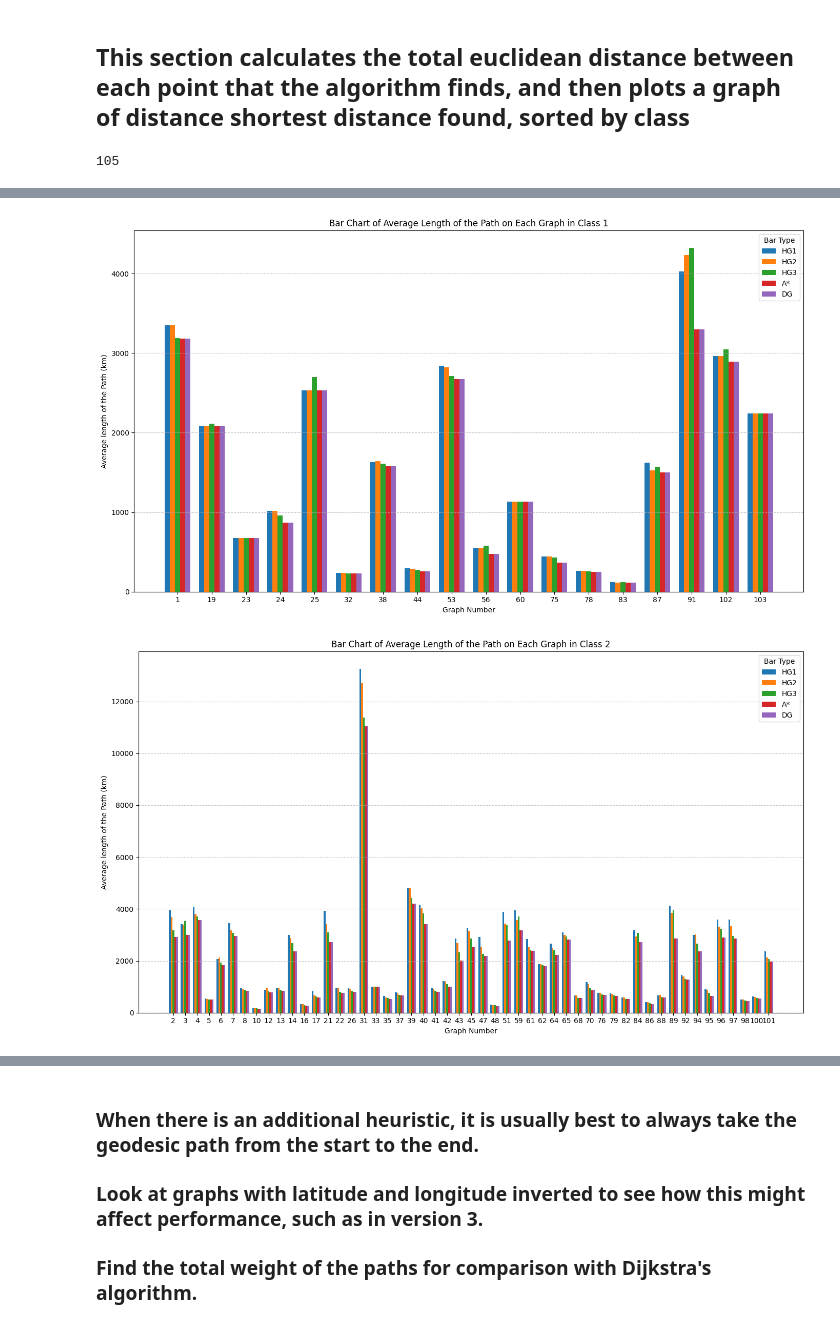
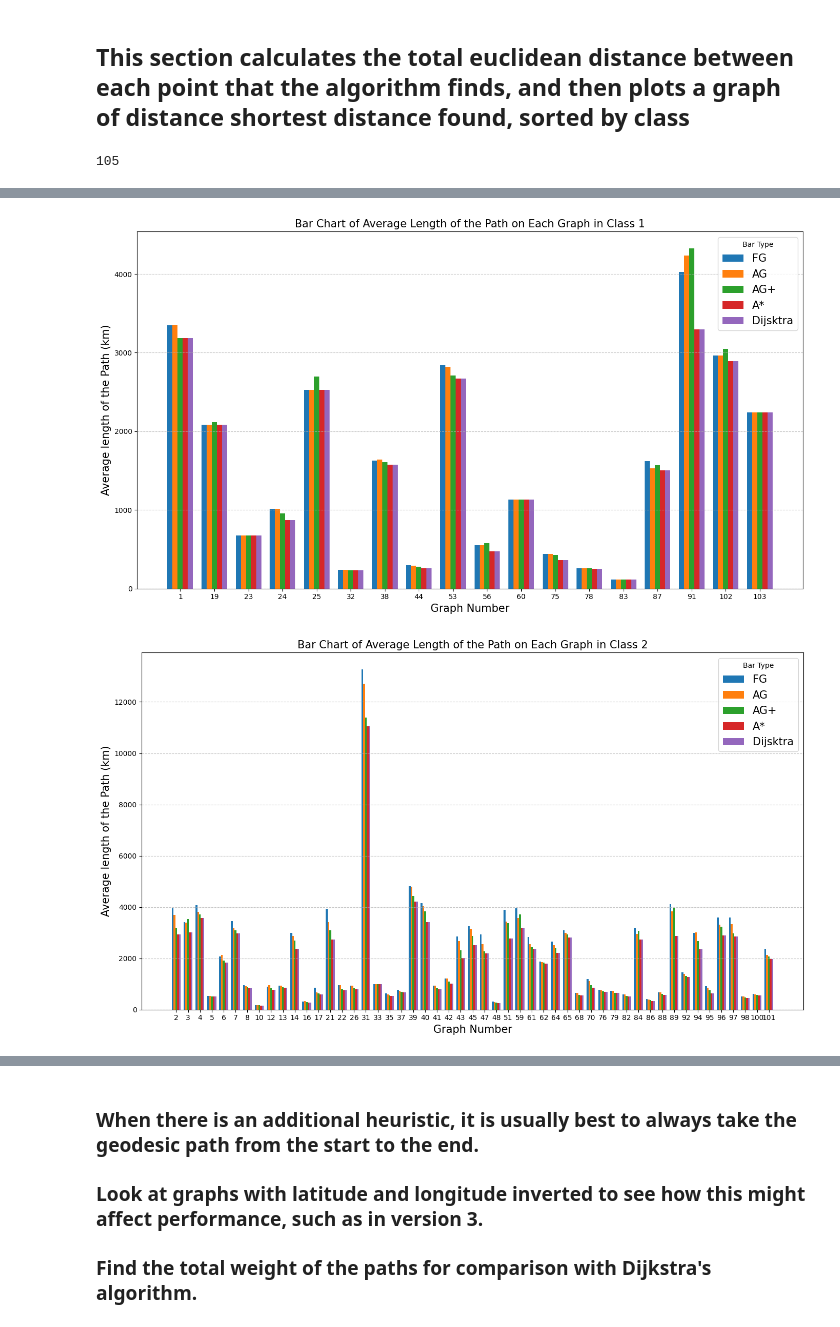
Before and after one commit to dylanljs04/human-gazed-algo, a Jupyter notebook: new_main.ipynb, the cells around one changed output, grey strips where cells are left out. Cells and saved outputs as stored; diff of their text form; code cells hidden in the pictures.

```diff
--- a/new_main.ipynb
+++ b/new_main.ipynb
@@ -33,7 +33,7 @@ import matplotlib.pyplot as plt
 import re
 import math
 # %%
-folder_path = "real_topologies"
+folder_path = "test_topologies"
 real_top = [file for file in os.listdir(folder_path) if file.endswith(".xlsx")]
 df_nodes = []
 df_edges = []
@@ -1040,7 +1123,7 @@ bar_width = 0.15  # Width of each bar
 num_bars = 5  # Number of bars per group
 
 # Define custom labels for the legend
-labels = ['HG1', 'HG2', 'HG3', 'A*', "DG"]
+labels = ['FG', 'AG', 'AG+', 'A*', "Dijsktra"]
 
 # Plot each of the 4 bars for all keys
 for i in range(num_bars):
@@ -1053,10 +1136,10 @@ ax.set_xticks(x + bar_width * (num_bars - 1) / 2)
 ax.set_xticklabels(keys)
 
 # Add labels, title, and legend
-plt.xlabel('Graph Number')
-plt.ylabel('Average length of the Path (km)')
-plt.title('Bar Chart of Average Length of the Path on Each Graph in Class 0')
-plt.legend(title="Bar Type")
+plt.xlabel('Graph Number', fontsize=15)
+plt.ylabel('Average length of the Path (km)', fontsize=15)
+plt.title('Bar Chart of Average Length of the Path on Each Graph in Class 0', fontsize=15)
+plt.legend(title="Bar Type", fontsize=15)
 plt.grid(axis='y', linestyle='--', alpha=0.7)
 
 # Show the plot
@@ -1078,7 +1161,7 @@ bar_width = 0.15  # Width of each bar
 num_bars = 5  # Number of bars per group
 
 # Define custom labels for the legend
-labels = ['HG1', 'HG2', 'HG3', 'A*', "DG"]
+labels = ['FG', 'AG', 'AG+', 'A*', "Dijsktra"]
 
 # Plot each of the 4 bars for all keys
 for i in range(num_bars):
@@ -1091,10 +1174,10 @@ ax.set_xticks(x + bar_width * (num_bars - 1) / 2)
 ax.set_xticklabels(keys)
 
 # Add labels, title, and legend
-plt.xlabel('Graph Number')
-plt.ylabel('Average length of the Path (km)')
-plt.title('Bar Chart of Average Length of the Path on Each Graph in Class 1')
-plt.legend(title="Bar Type")
+plt.xlabel('Graph Number', fontsize=15)
+plt.ylabel('Average length of the Path (km)', fontsize=15)
+plt.title('Bar Chart of Average Length of the Path on Each Graph in Class 1', fontsize=15)
+plt.legend(title="Bar Type", fontsize=15)
 plt.grid(axis='y', linestyle='--', alpha=0.7)
 
 # Show the plot
@@ -1116,7 +1199,7 @@ bar_width = 0.15  # Width of each bar
 num_bars = 5  # Number of bars per group
 
 # Define custom labels for the legend
-labels = ['HG1', 'HG2', 'HG3', 'A*', "DG"]
+labels = ['FG', 'AG', 'AG+', 'A*', "Dijsktra"]
 
 # Plot each of the 4 bars for all keys
 for i in range(num_bars):
@@ -1129,10 +1212,10 @@ ax.set_xticks(x + bar_width * (num_bars - 1) / 2)
 ax.set_xticklabels(keys)
 
 # Add labels, title, and legend
-plt.xlabel('Graph Number')
-plt.ylabel('Average length of the Path (km)')
-plt.title('Bar Chart of Average Length of the Path on Each Graph in Class 2')
-plt.legend(title="Bar Type")
+plt.xlabel('Graph Number', fontsize=15)
+plt.ylabel('Average length of the Path (km)', fontsize=15)
+plt.title('Bar Chart of Average Length of the Path on Each Graph in Class 2', fontsize=15)
+plt.legend(title="Bar Type", fontsize=15)
 plt.grid(axis='y', linestyle='--', alpha=0.7)
 
 # Show the plot
@@ -1144,2 +1227,2 @@ plt.show()
-[figure, old version]
+[figure, new version]
-[figure, old version]
+[figure, new version]
```
Also changed, not shown: parts of 12 cells of this notebook, 13 other files.
